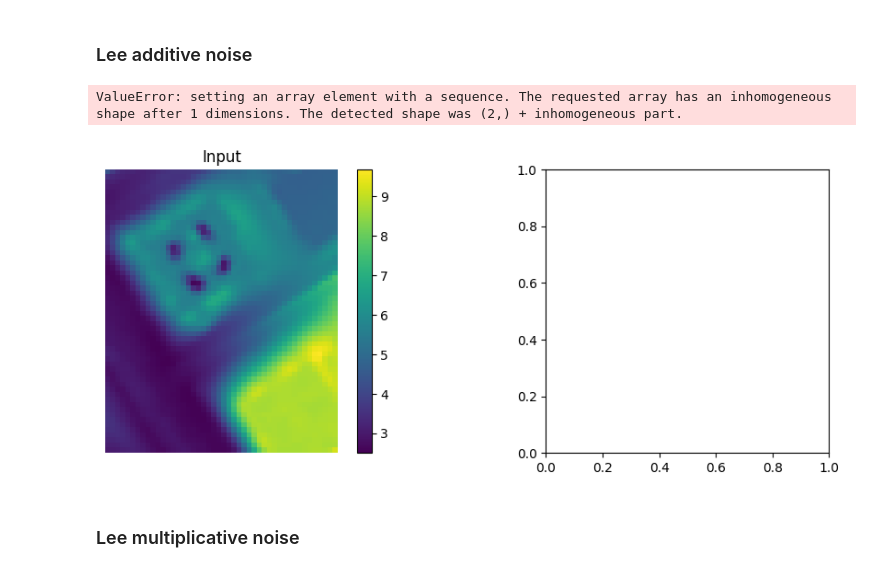
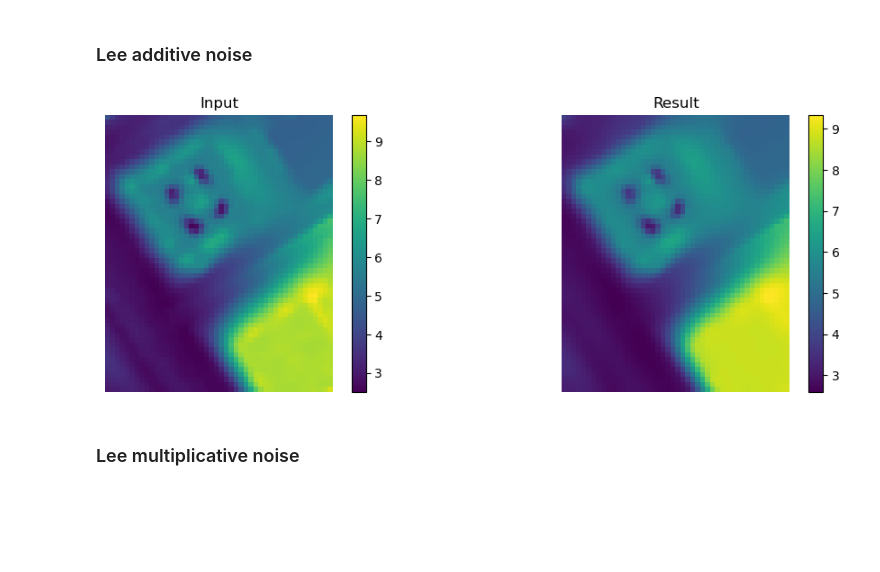
Before and after one commit to GispoCoding/eis_toolkit, a Jupyter notebook: notebooks/testing_filters.ipynb, the cells around one changed output. Drawn from its saved outputs; the diff is of its cells as text; code cells hidden in the pictures; blank space fills up the shorter version.

```diff
--- a/notebooks/testing_filters.ipynb
+++ b/notebooks/testing_filters.ipynb
@@ -213,11 +215,10 @@ Since the kernels consits of **ones only** for the specific size choosen, we ski
 # %% [markdown]
 ### Lee additive noise
 # %%
-filter = speckle.lee_additive_noise_filter(raster, size=5, add_noise_var=0.25)
+filter, _ = speckle.lee_additive_noise_filter(raster, size=5, add_noise_var=0.25)
 show_results(raster.read(1), filter)
 # %% [output]
-ValueError: setting an array element with a sequence. The requested array has an inhomogeneous shape after 1 dimensions. The detected shape was (2,) + inhomogeneous part.
-[figure, old version]
+[figure, new version]
 # %% [markdown]
 ### Lee multiplicative noise
 # %%
```
Also changed, not shown: parts of 1 cell of this notebook.
